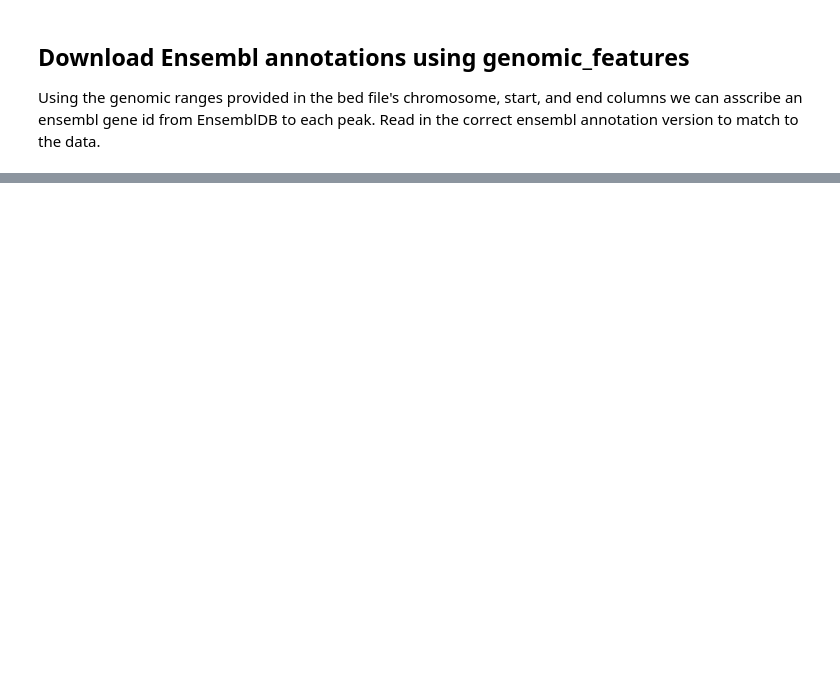
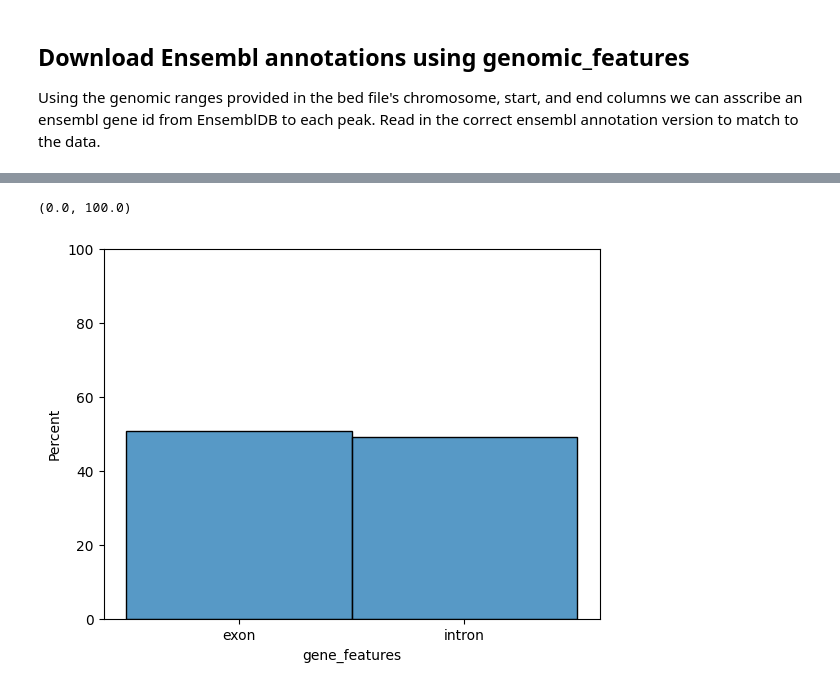
Before and after one commit to scverse/genomic-features, a Jupyter notebook: docs/how-to/ChIP_seq_genomic_ranges_tutorial.ipynb, the cells around one changed output, grey strips where cells are left out. Saved outputs shown, nothing was run; the diff lists cells and outputs as text; code cells hidden in the pictures; blank space fills up the shorter version.

Commit message:
Add exon/intron labeling

```diff
--- a/docs/how-to/ChIP_seq_genomic_ranges_tutorial.ipynb
+++ b/docs/how-to/ChIP_seq_genomic_ranges_tutorial.ipynb
@@ -41,0 +99,9 @@ When joining the two dataframes we can use the closest function to left join the
+# %%
+gene_ov = bioframe.overlap(
+    ctcf_peak,
+    genes,
+    cols2=["seq_name", "gene_seq_start", "gene_seq_end"],
+    how='inner' #you can left join to keep the unmapped peaks
+)
+
+gene_ov["gene_name_"][3]
@@ -41,0 +114,6 @@ When joining the two dataframes we can use the closest function to left join the
+# %%
+exons = ensdb.exons(
+    filter=gf.filters.GeneIDFilter(gene_ov["gene_id_"]))
+exons["seq_name"] = exons["seq_name"].map(hg38.alias_dict)
+exons = exons.dropna(subset="seq_name")
+exons
@@ -41,0 +136,9 @@ When joining the two dataframes we can use the closest function to left join the
+# %%
+exon_ov = bioframe.overlap(
+    gene_ov,
+    exons,
+    cols2=["seq_name", "exon_seq_start", "exon_seq_end"],
+    how="left",
+)
+
+exon_ov
@@ -41,0 +161,3 @@ When joining the two dataframes we can use the closest function to left join the
+# %%
+exon_ov["gene_feature"] = np.where(exon_ov["exon_id_"].isnull(), "intron", "exon")
+exon_ov
@@ -41,0 +178,7 @@ When joining the two dataframes we can use the closest function to left join the
+# %%
+colors = ["#fdae61", "#4575b4"]
+seaborn.histplot(exon_ov["gene_feature"], fill=["#009E73", "#F0E442"], stat = "percent")
+plt.ylim(0, 100)
+# %% [output]
+(0.0, 100.0)
+[figure, added]
```
Also changed, not shown: parts of 19 cells of this notebook.
